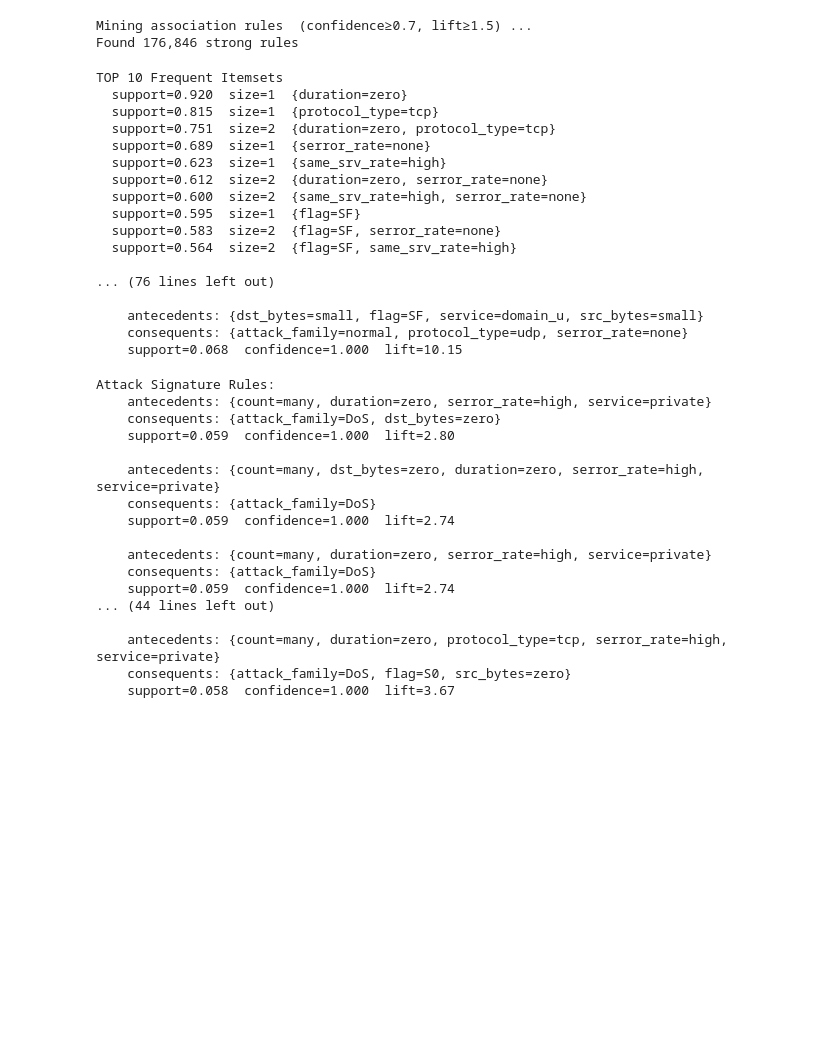
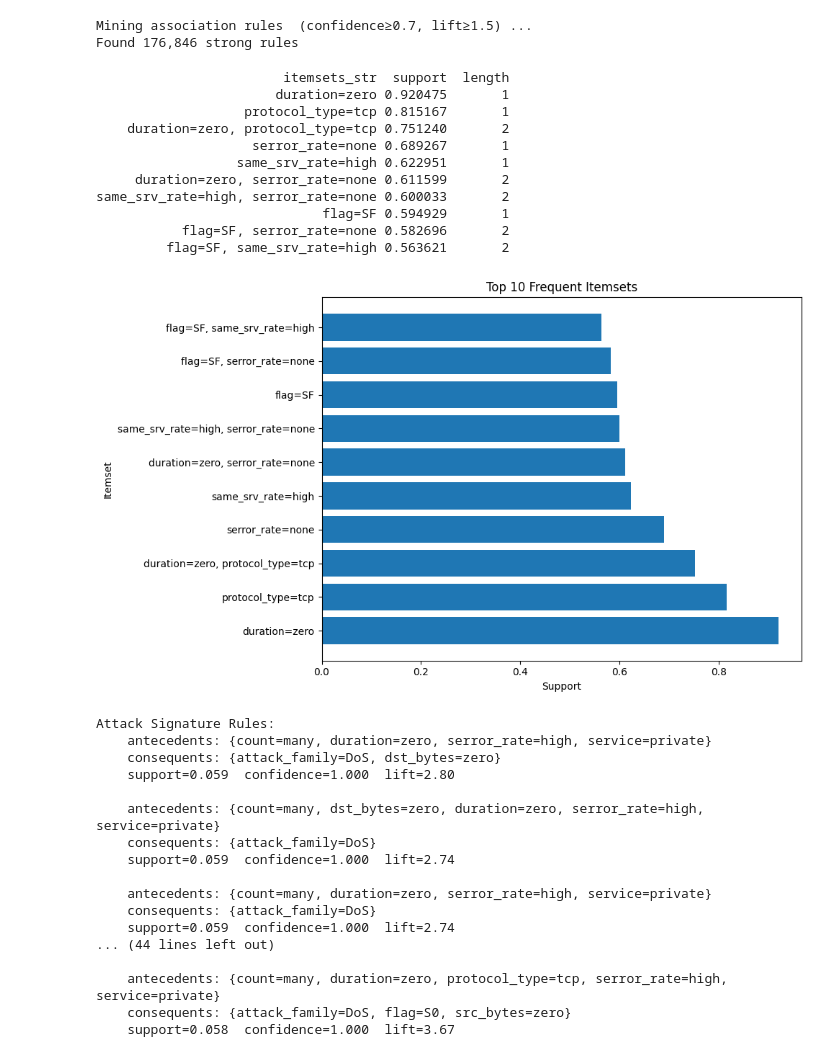
Before and after one commit to valdi-at/big-data-t-frequent-itemsets, a Jupyter notebook: notebook.ipynb, the cells around one changed output. Saved outputs shown, nothing was run; the diff lists cells and outputs as text; code cells hidden in the pictures; blank space fills up the shorter version.

Commit message:
feat: Added more graphs

```diff
--- a/notebook.ipynb
+++ b/notebook.ipynb
@@ -202,43 +225,48 @@ print(f"Found {len(rules):,} strong rules\n")
 Mining association rules  (confidence≥0.7, lift≥1.5) ...
 Found 176,846 strong rules
 # %%
+import pandas as pd
+import matplotlib.pyplot as plt
+
 def fmt_itemset(fs):
-    return "{" + ", ".join(sorted(fs)) + "}"
+    return ", ".join(sorted(fs))
 
-print("TOP 10 Frequent Itemsets")
-for _, row in frequent_itemsets.head(10).iterrows():
-    print(f"  support={row['support']:.3f}  size={row['length']}  "
-          f"{fmt_itemset(row['itemsets'])}")
+top_itemsets = frequent_itemsets.head(10).copy()
 
-print()
-print("TOP 20 ASSOCIATION RULES  (sorted by confidence × lift)")
-for _, row in rules.head(20).iterrows():
-    ant = fmt_itemset(row["antecedents"])
-    con = fmt_itemset(row["consequents"])
-    print(f"    antecedents: {ant}")
-    print(f"    consequents: {con}")
-    print(f"    support={row['support']:.3f}  "
-          f"confidence={row['confidence']:.3f}  "
-          f"lift={row['lift']:.2f}")
-    print()
+top_itemsets["itemsets_str"] = top_itemsets["itemsets"].apply(fmt_itemset)
+
+display_df = top_itemsets[
+    ["itemsets_str", "support", "length"]
+]
+
+print(display_df.to_string(index=False))
+
+plt.figure(figsize=(10, 6))
+
+plt.barh(
+    top_itemsets["itemsets_str"],
+    top_itemsets["support"]
+)
+
+plt.xlabel("Support")
+plt.ylabel("Itemset")
+plt.title("Top 10 Frequent Itemsets")
+
+plt.tight_layout()
+plt.show()
 # %% [output]
-TOP 10 Frequent Itemsets
-  support=0.920  size=1  {duration=zero}
-  support=0.815  size=1  {protocol_type=tcp}
-  support=0.751  size=2  {duration=zero, protocol_type=tcp}
-  support=0.689  size=1  {serror_rate=none}
-  support=0.623  size=1  {same_srv_rate=high}
-  support=0.612  size=2  {duration=zero, serror_rate=none}
-  support=0.600  size=2  {same_srv_rate=high, serror_rate=none}
-  support=0.595  size=1  {flag=SF}
-  support=0.583  size=2  {flag=SF, serror_rate=none}
-  support=0.564  size=2  {flag=SF, same_srv_rate=high}
-
-... (76 lines left out)
-
-    antecedents: {dst_bytes=small, flag=SF, service=domain_u, src_bytes=small}
-    consequents: {attack_family=normal, protocol_type=udp, serror_rate=none}
-    support=0.068  confidence=1.000  lift=10.15
+                        itemsets_str  support  length
+                       duration=zero 0.920475       1
+                   protocol_type=tcp 0.815167       1
+    duration=zero, protocol_type=tcp 0.751240       2
+                    serror_rate=none 0.689267       1
+                  same_srv_rate=high 0.622951       1
+     duration=zero, serror_rate=none 0.611599       2
+same_srv_rate=high, serror_rate=none 0.600033       2
+                             flag=SF 0.594929       1
+           flag=SF, serror_rate=none 0.582696       2
+         flag=SF, same_srv_rate=high 0.563621       2
+[figure, added]
 # %%
 print("Attack Signature Rules:")
 
```
Also changed, not shown: parts of 3 cells of this notebook, 1 other file.
